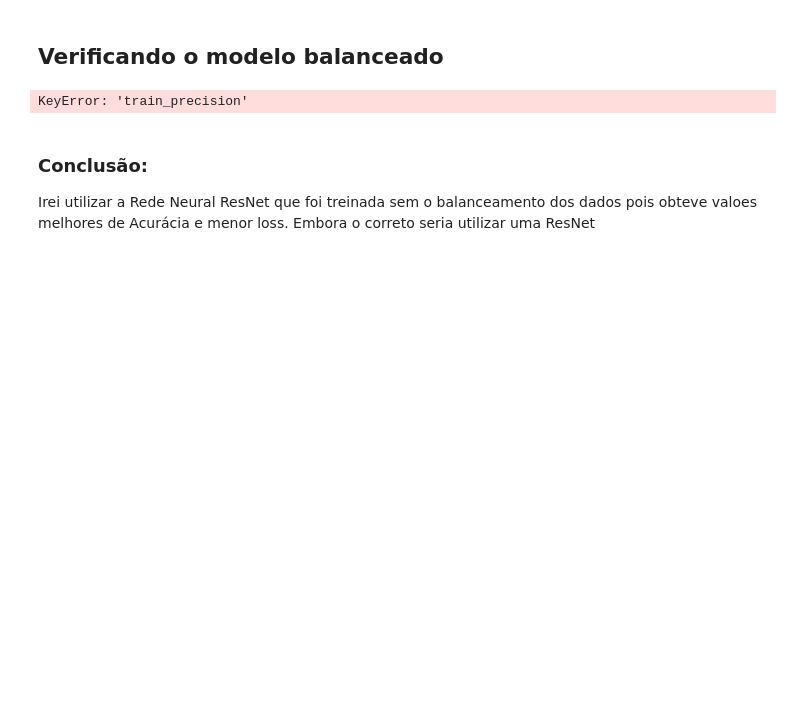
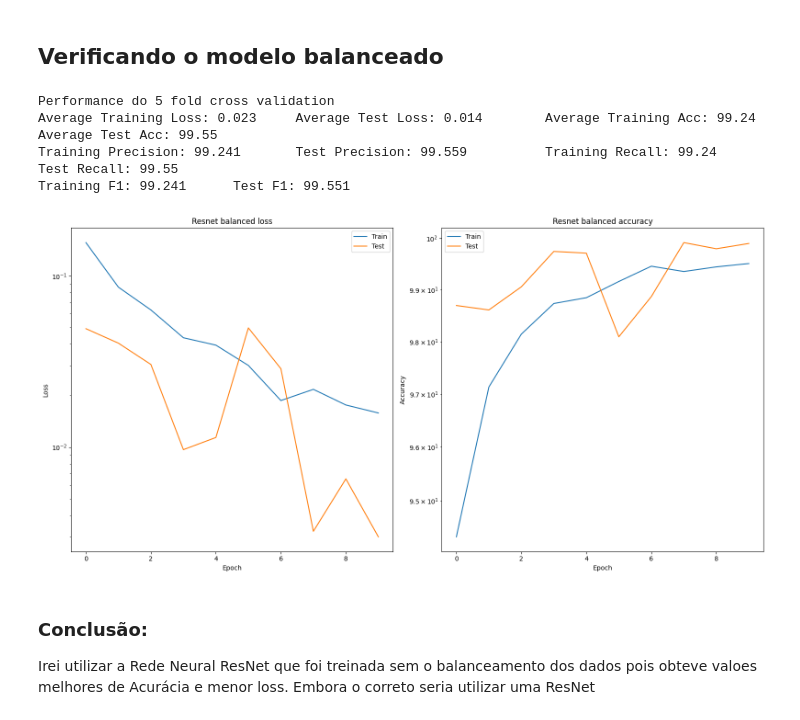
Before and after one commit to paulohdscoelho/desafios-ml, a Jupyter notebook: desafio-01/apresentacao_resnet.ipynb, the cells around one changed output. Saved outputs shown, nothing was run; the diff lists cells and outputs as text; code cells hidden in the pictures; blank space fills up the shorter version.

```diff
--- a/desafio-01/apresentacao_resnet.ipynb
+++ b/desafio-01/apresentacao_resnet.ipynb
@@ -40,9 +10,6 @@ IProgress not found. Please update jupyter and ipywidgets. See https://ipywidget
 # %% [markdown]
 ## Carregando os dados utilizando o custom Dataset
 # %%
-device = torch.device("cpu")
-
-
-foldperf = pickle.load(open('foldperf.pkl', 'rb'))
+foldperf = pickle.load(open('output/foldperf.pkl', 'rb'))
 
 foldperf_balanced = pickle.load(open('output/foldperf_balanced.pkl', 'rb'))
@@ -54,36 +28,2 @@ torch.save(modelo.state_dict(), "k_cross_ResNet_state_dict.pt")
 # %% [markdown]
 ## Testando o modelo
-# %%
-import numpy as np
-
-def mostra_sumario(foldperf):
-
-    test_loss_f,train_loss_f,test_acc_f,train_acc_f=[],[],[],[]
-    train_precision_f,train_recall_f,train_f1_f=[],[],[]
-    test_precision_f,test_recall_f,test_f1_f=[],[],[]
-
-    k=5
-    for folder in range(1,k+1):
-
-         train_loss_f.append(np.mean(foldperf['fold{}'.format(folder)]['train_loss']))
-         test_loss_f.append(np.mean(foldperf['fold{}'.format(folder)]['test_loss']))
-
-         train_acc_f.append(np.mean(foldperf['fold{}'.format(folder)]['train_acc']))
-         test_acc_f.append(np.mean(foldperf['fold{}'.format(folder)]['test_acc']))
-
-         train_precision_f.append(np.mean(foldperf['fold{}'.format(folder)]['train_precision']))
-         test_precision_f.append(np.mean(foldperf['fold{}'.format(folder)]['test_precision']))
-
-         train_recall_f.append(np.mean(foldperf['fold{}'.format(folder)]['train_recall']))
-         test_recall_f.append(np.mean(foldperf['fold{}'.format(folder)]['test_recall']))
-
-         train_f1_f.append(np.mean(foldperf['fold{}'.format(folder)]['train_f1']))
-         test_f1_f.append(np.mean(foldperf['fold{}'.format(folder)]['test_f1']))
-
-
-
-    print('Performance do {} fold cross validation'.format(k))
-
-    print(f"Average Training Loss: {np.mean(train_loss_f):.3f} \t Average Test Loss: {np.mean(test_loss_f):.3f} \t Average Training Acc: {np.mean(train_acc_f):.2f} \t Average Test Acc: {np.mean(test_acc_f):.2f}")
-    print(f"Training Precision: {np.mean(train_precision_f):.3f} \t Test Precision: {np.mean(test_precision_f):.3f} \t Training Recall: {np.mean(train_recall_f):.2f} \t Test Recall: {np.mean(test_recall_f):.2f}")
-    print(f"Training F1: {np.mean(train_f1_f):.3f} \t Test F1: {np.mean(test_f1_f):.3f}")
@@ -142,9 +44,13 @@ Training F1: 99.239      Test F1: 98.562
 # %%
 mostra_sumario(foldperf_balanced)
 
-plota_grafos(foldperf_balanced)
+plota_graficos(foldperf_balanced)
 # %% [output]
-KeyError: 'train_precision'
+Performance do 5 fold cross validation
+Average Training Loss: 0.023     Average Test Loss: 0.014        Average Training Acc: 99.24     Average Test Acc: 99.55
+Training Precision: 99.241       Test Precision: 99.559          Training Recall: 99.24          Test Recall: 99.55
+Training F1: 99.241      Test F1: 99.551
+[figure, added]
 # %% [markdown]
 ### Conclusão: ###
 
```
Also changed, not shown: parts of 8 cells of this notebook, 19 other files.
